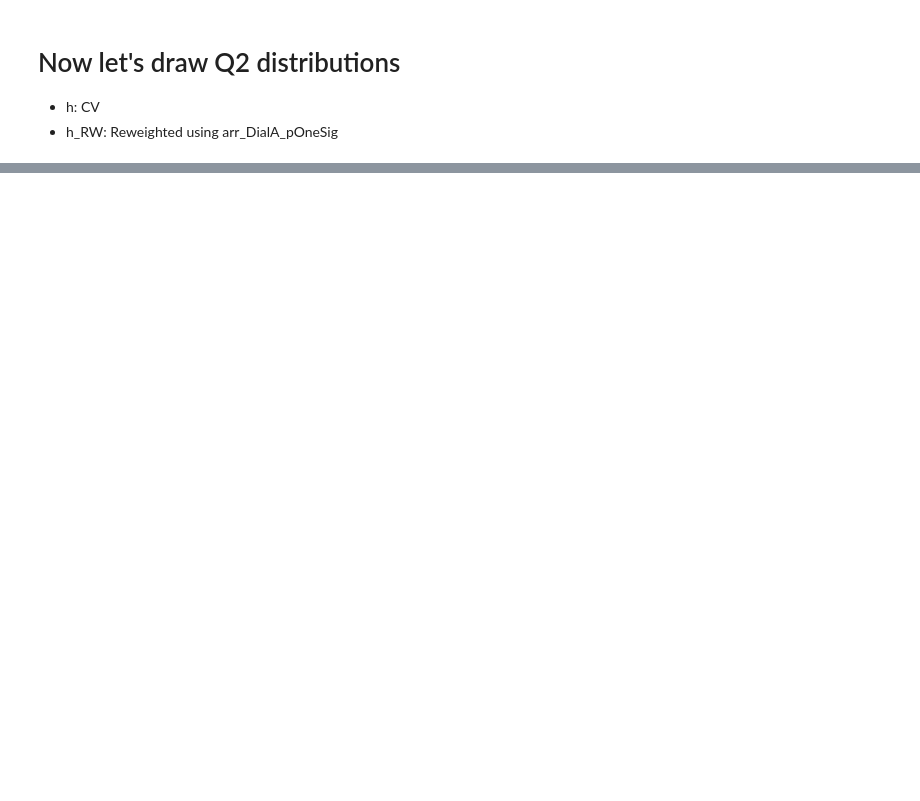
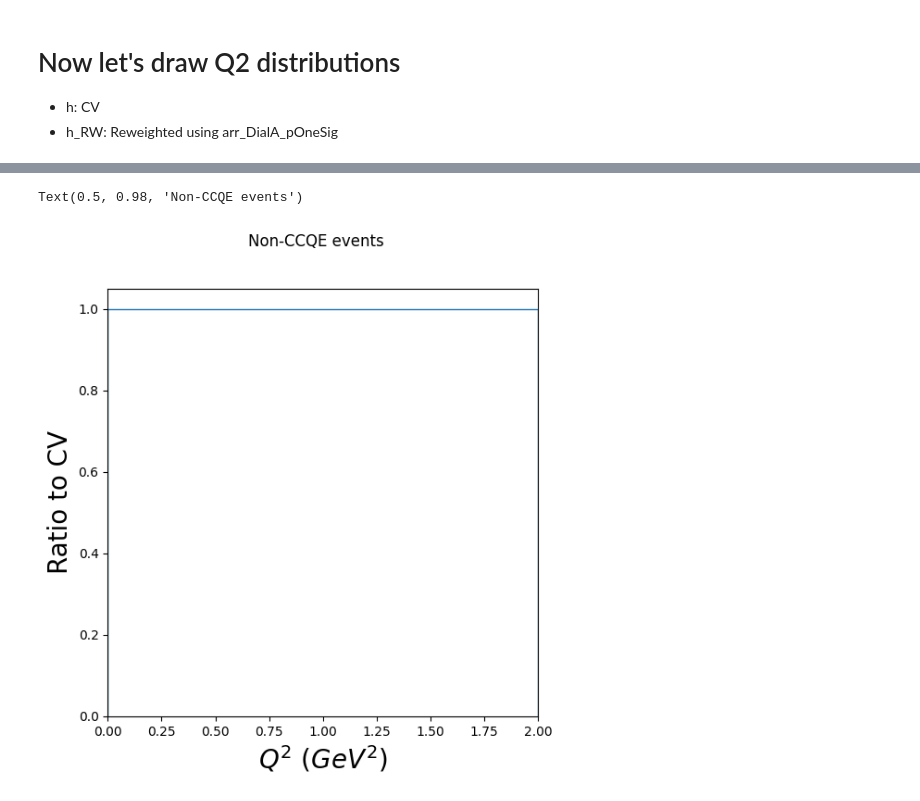
Before and after one commit to jedori0228/DDAS2026_NuSyst, a Jupyter notebook: Tutorial_Part1/DialValidation.ipynb, the cells around one changed output, grey strips where cells are left out. Saved outputs shown, nothing was run; the diff lists cells and outputs as text; code cells hidden in the pictures; blank space fills up the shorter version.

```diff
--- a/Tutorial_Part1/DialValidation.ipynb
+++ b/Tutorial_Part1/DialValidation.ipynb
@@ -109,0 +190,20 @@ Text(0.5, 0, '$Q^{2}$ $(GeV^{2})$')
+# %%
+fig, ax = plt.subplots(figsize=(6,6))
+
+h_ratio_nonccqe = h_RW_nonccqe/h_nonccqe
+
+ax.hist(
+    Binning[:-1],
+    bins=Binning,
+    weights=h_ratio_nonccqe,
+    histtype='step',
+    label='MC production (CV)'
+)
+ax.set_ylabel('Ratio to CV', fontsize=20)
+ax.set_xlim(Binning[0], Binning[-1])
+ax.set_xlabel(r'$Q^{2}$ $(GeV^{2})$', fontsize=20)
+
+fig.suptitle('Non-CCQE events')
+# %% [output]
+Text(0.5, 0.98, 'Non-CCQE events')
+[figure, added]
```
Also changed, not shown: parts of 15 cells of this notebook.
